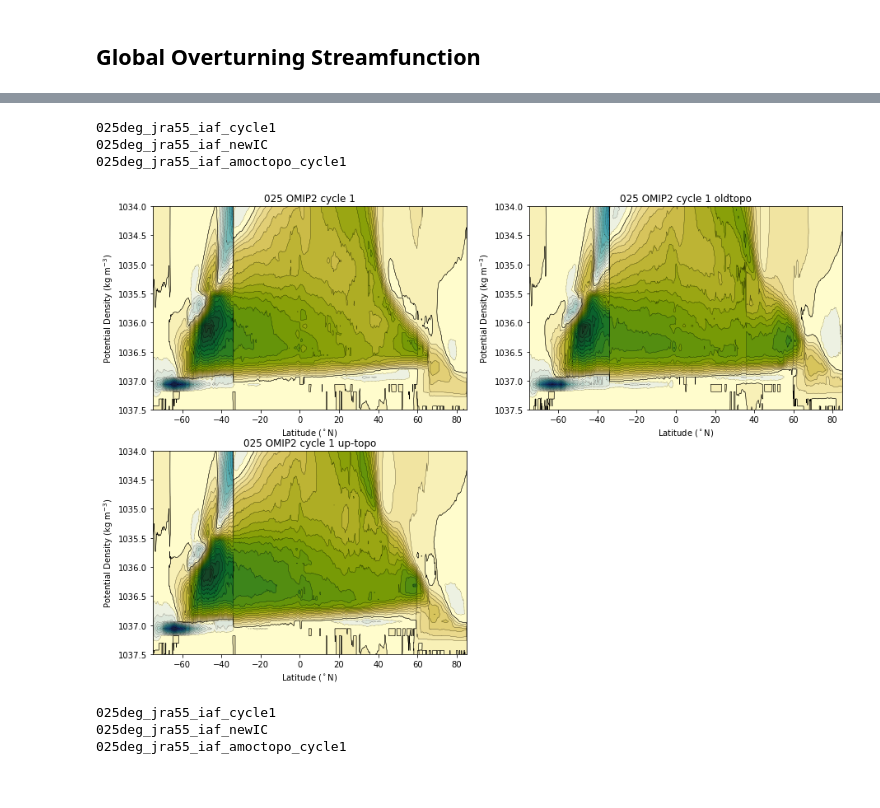
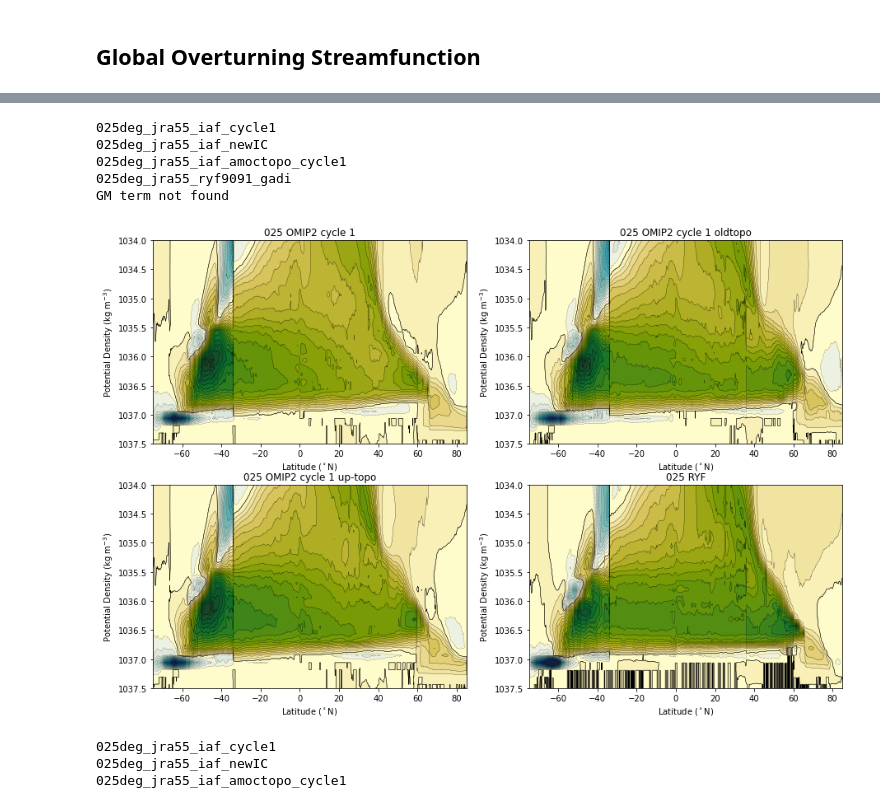
Before and after one commit to rmholmes/cosima-scripts, a Jupyter notebook: omip/OMIP2_025deg_InitialAnalysis.ipynb, the cells around one changed output, grey strips where cells are left out. Saved outputs shown, nothing was run; the diff lists cells and outputs as text; code cells hidden in the pictures.

Commit message:
update omip analysis.

```diff
--- a/omip/OMIP2_025deg_InitialAnalysis.ipynb
+++ b/omip/OMIP2_025deg_InitialAnalysis.ipynb
@@ -402,7 +402,7 @@ def plot_psi(psi_avg, clev=np.arange(-25,25,1.)):
 # %%
 plt.figure(figsize=(15,10))
 ii=0
-keys = ['025 OMIP2 cycle 1','025 OMIP2 cycle 1 oldtopo','025 OMIP2 cycle 1 up-topo']
+keys = ['025 OMIP2 cycle 1','025 OMIP2 cycle 1 oldtopo','025 OMIP2 cycle 1 up-topo','025 RYF']
 for ekey in keys:
     ii+=1
     plt.subplot(2,2,ii)
@@ -431,7 +433,7 @@ for ekey in keys:
 # Atlantic mask:
 plt.figure(figsize=(15,10))
 ii=0
-keys = ['025 OMIP2 cycle 1','025 OMIP2 cycle 1 oldtopo','025 OMIP2 cycle 1 up-topo']
+keys = ['025 OMIP2 cycle 1','025 OMIP2 cycle 1 oldtopo','025 OMIP2 cycle 1 up-topo','025 RYF']
 for ekey in keys:
     ii+=1
     plt.subplot(2,2,ii)
@@ -450,34 +452,36 @@ for ekey in keys:
     indo_map4 = (land_mask.where(land_mask.yt_ocean < 85).where(land_mask.yt_ocean > 17).where(land_mask.xt_ocean >-280).where(land_mask.xt_ocean<-99)).fillna(0)
     indo_map5 = (land_mask.where(land_mask.yt_ocean < 30.5).where(land_mask.yt_ocean > -34).where(land_mask.xt_ocean >25).where(land_mask.xt_ocean<80)).fillna(0)
     indo_sector_map = indo_map1 + indo_map2 + indo_map3 + indo_map4 + indo_map5 + south_map
     indo_sector_mask = indo_sector_map.where(indo_sector_map>0)
     atlantic_sector_map = (indo_sector_mask * 0).fillna(1) * land_mask
     atlantic_sector_map = atlantic_sector_map + south_map
     atlantic_sector_mask = atlantic_sector_map.where(atlantic_sector_map>0)
 
     var = cc.querying.getvar(expt,'ty_trans_rho',session,start_time='2016-01-01',end_time='2018-01-01')
     psi = var
     atlantic_sector_mask.coords['xt_ocean'] = psi.grid_xt_ocean.values
     atlantic_sector_mask.coords['yt_ocean'] = psi.grid_yu_ocean.values
     atlantic_sector_mask = atlantic_sector_mask.rename({'xt_ocean':'grid_xt_ocean','yt_ocean':'grid_yu_ocean'})
     psi = (psi*atlantic_sector_mask).sum('grid_xt_ocean').mean('time')*1.0e-9
     psi_avg = psi.cumsum('potrho') -  psi.sum('potrho')
 
     try:
         var2 = cc.querying.getvar(expt,'ty_trans_rho_gm',session,start_time='2016-01-01',end_time='2018-01-01')
         psi_gm = var2.mean('time').sum('grid_xt_ocean')*1.0e-9
         psi_avg = psi_avg + psi_gm
     except:
         print('GM term not found')
 
     psi_avg.load()
     p1 = plot_psi(psi_avg)
     plt.title(ekey)
 # %% [output]
 025deg_jra55_iaf_cycle1
 025deg_jra55_iaf_newIC
 025deg_jra55_iaf_amoctopo_cycle1
+025deg_jra55_ryf9091_gadi
+GM term not found
-[figure, old version]
+[figure, new version]
 # %%
 # Maximum density in Denmark Strait:
 
```
Also changed, not shown: parts of 1 cell of this notebook.
